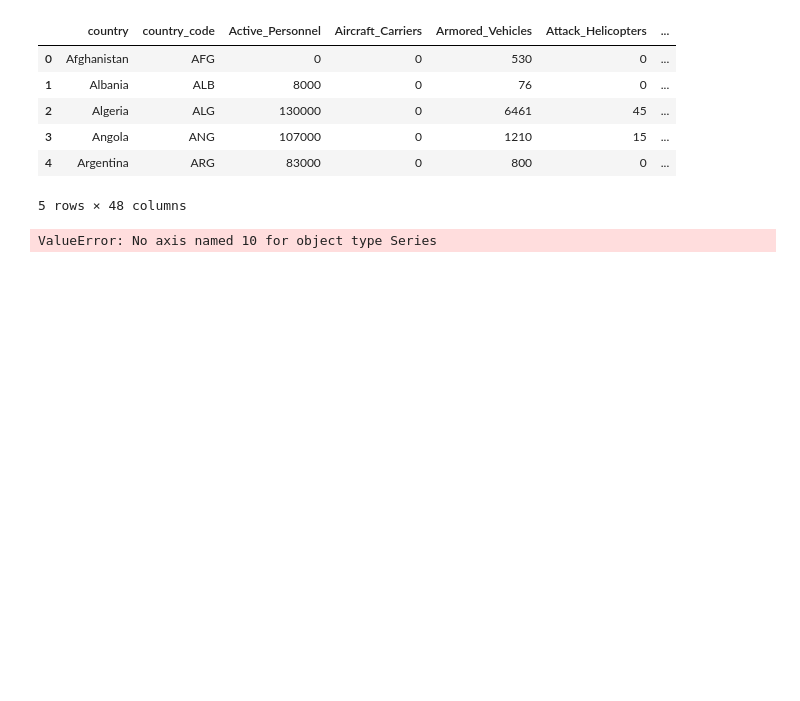
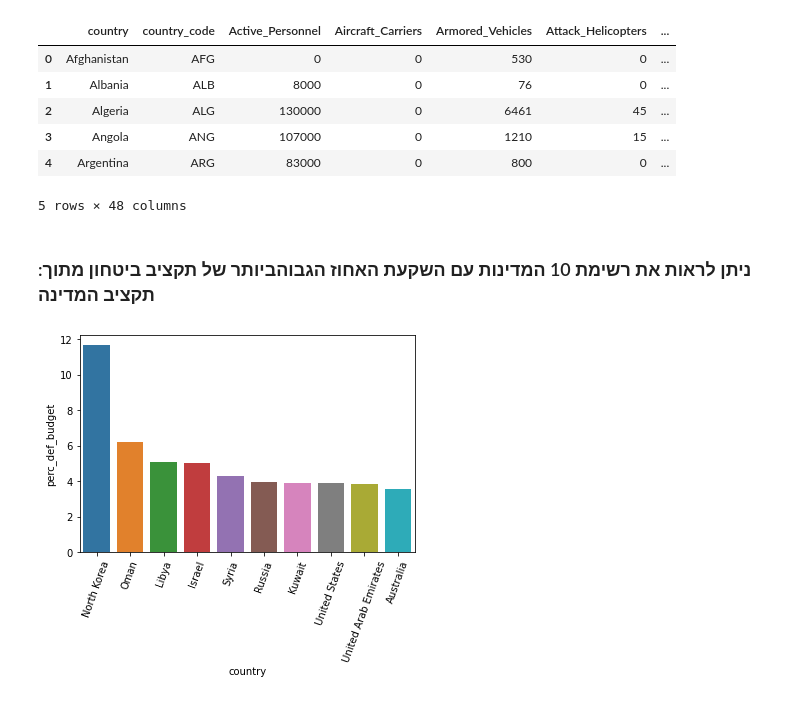
Before and after one commit to mayas9/army-project, a Jupyter notebook: project.ipynb, the cells around one changed output. Saved outputs shown, nothing was run; the diff lists cells and outputs as text; code cells hidden in the pictures; blank space fills up the shorter version.

```diff
--- a/project.ipynb
+++ b/project.ipynb
@@ -55,5 +57,16 @@ army.head()
 | 4 | Argentina | ARG | 83000 | 0 | 800 | 0 | ... |
 5 rows × 48 columns
 # %%
+max_def_budget=army[['country','Defense_Budget']].nlargest(10, 'Defense_Budget')
-# %% [output]
-ValueError: No axis named 10 for object type Series
+# %%
+army.rename(columns= {'Purchasing_Power_Parity' : 'country_budget'} , inplace = True)
+army['perc_def_budget']= army['Defense_Budget']/army['country_budget']*100
+max_prec= army.nlargest(10, 'perc_def_budget')
+min_prec= army.nsmallest(10, 'perc_def_budget')
+# %% [markdown]
+### :ניתן לראות את רשימת 10 המדינות עם השקעת האחוז הגבוהביותר של תקציב ביטחון מתוך תקציב המדינה
+# %%
+sns.barplot(data= max_prec, y= 'perc_def_budget', x= 'country')
+plt.xticks(rotation=70);
+# %% [output]
+[figure, added]
```
Also changed, not shown: parts of 20 cells of this notebook.
